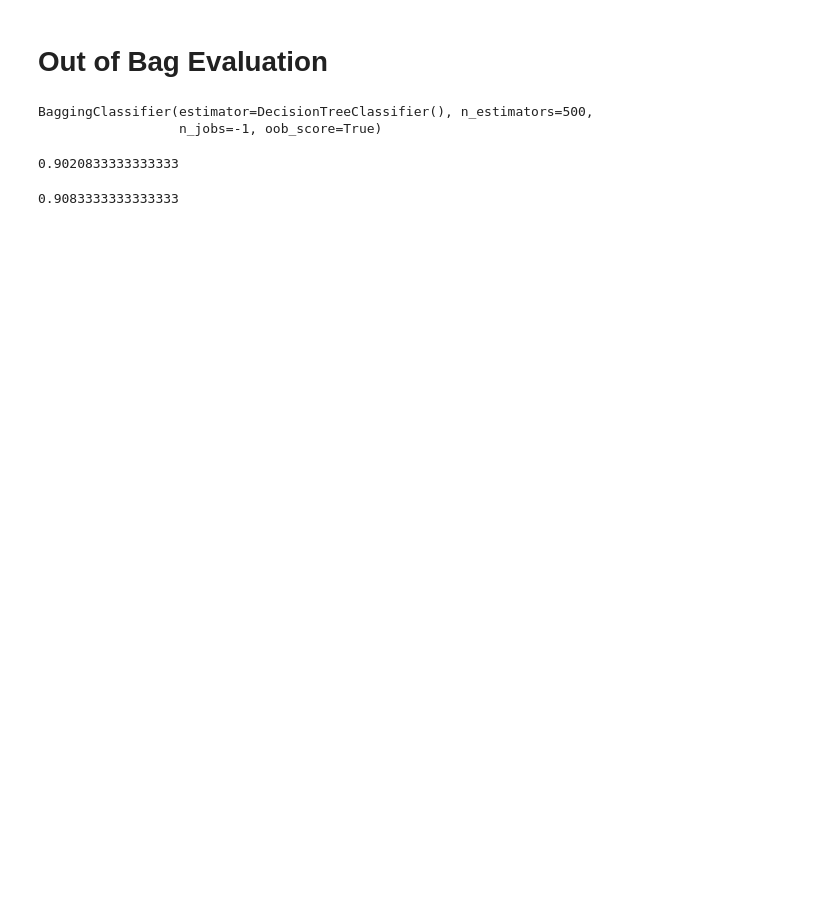
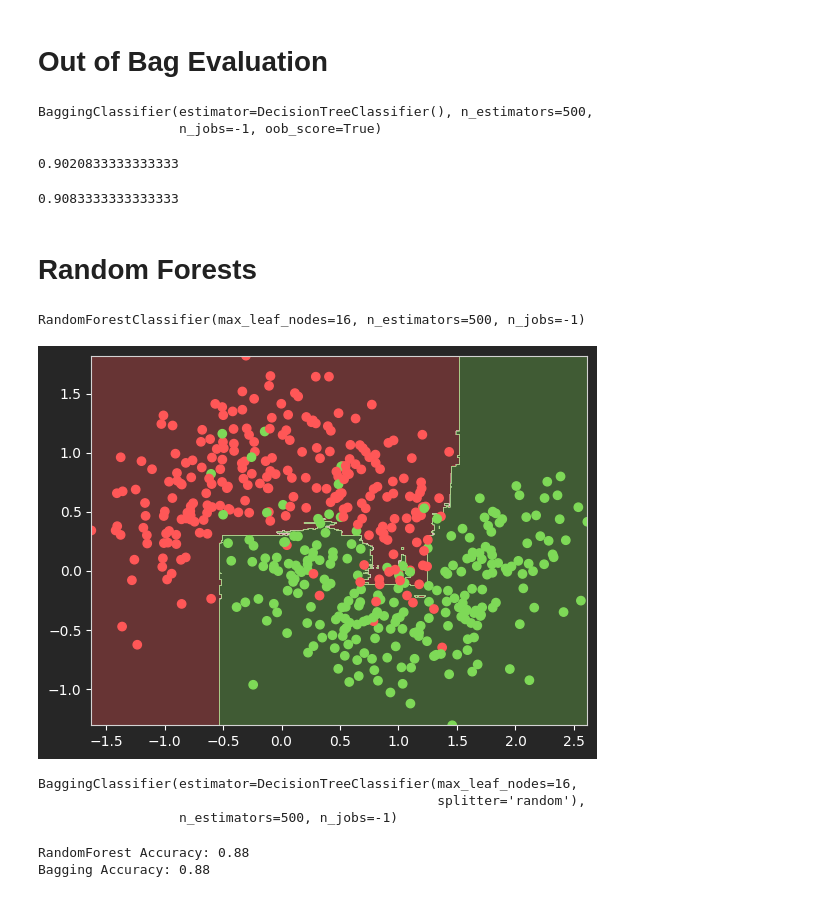
Before and after one commit to abhishak3/MLM, a Jupyter notebook: EnsembleLearning.ipynb, the cells around one changed output. Drawn from its saved outputs; the diff is of its cells as text; code cells hidden in the pictures; blank space fills up the shorter version.

Commit message:
random forests

```diff
--- a/EnsembleLearning.ipynb
+++ b/EnsembleLearning.ipynb
@@ -106,2 +110,14 @@ accuracy_score(y_test, y_pred) # accuracy score  (Close enough to oob score)
 # %% [output]
 0.9083333333333333
+# %% [markdown]
+# Random Forests
+# %%
+from sklearn.ensemble import RandomForestClassifier
+forest_clf = RandomForestClassifier(
+    n_estimators=500,
+    max_leaf_nodes=16,
+    n_jobs=-1
+)
+forest_clf.fit(X_train, y_train)
+# %% [output]
+RandomForestClassifier(max_leaf_nodes=16, n_estimators=500, n_jobs=-1)
@@ -107,0 +126,17 @@ accuracy_score(y_test, y_pred) # accuracy score  (Close enough to oob score)
+# %%
+plot_decision_boundaries(forest_clf, X_train, y_train)
+plot_dataset(X_train, y_train)
+# %% [output]
+[figure, added]
+# %%
+bag_clf = BaggingClassifier(
+    DecisionTreeClassifier(splitter="random", max_leaf_nodes=16),
+    n_estimators=500,
+    n_jobs=-1
+)
+
+bag_clf.fit(X_train, y_train)
+# %% [output]
+BaggingClassifier(estimator=DecisionTreeClassifier(max_leaf_nodes=16,
+                                                   splitter='random'),
+                  n_estimators=500, n_jobs=-1)
@@ -107,0 +145,6 @@ accuracy_score(y_test, y_pred) # accuracy score  (Close enough to oob score)
+# %%
+print(f"RandomForest Accuracy: {accuracy_score(y_test, y_pred_forest):.2f}")
+print(f"Bagging Accuracy: {accuracy_score(y_test, y_pred_bag):.2f}")
+# %% [output]
+RandomForest Accuracy: 0.88
+Bagging Accuracy: 0.88
```
Also changed, not shown: parts of 8 cells of this notebook.
